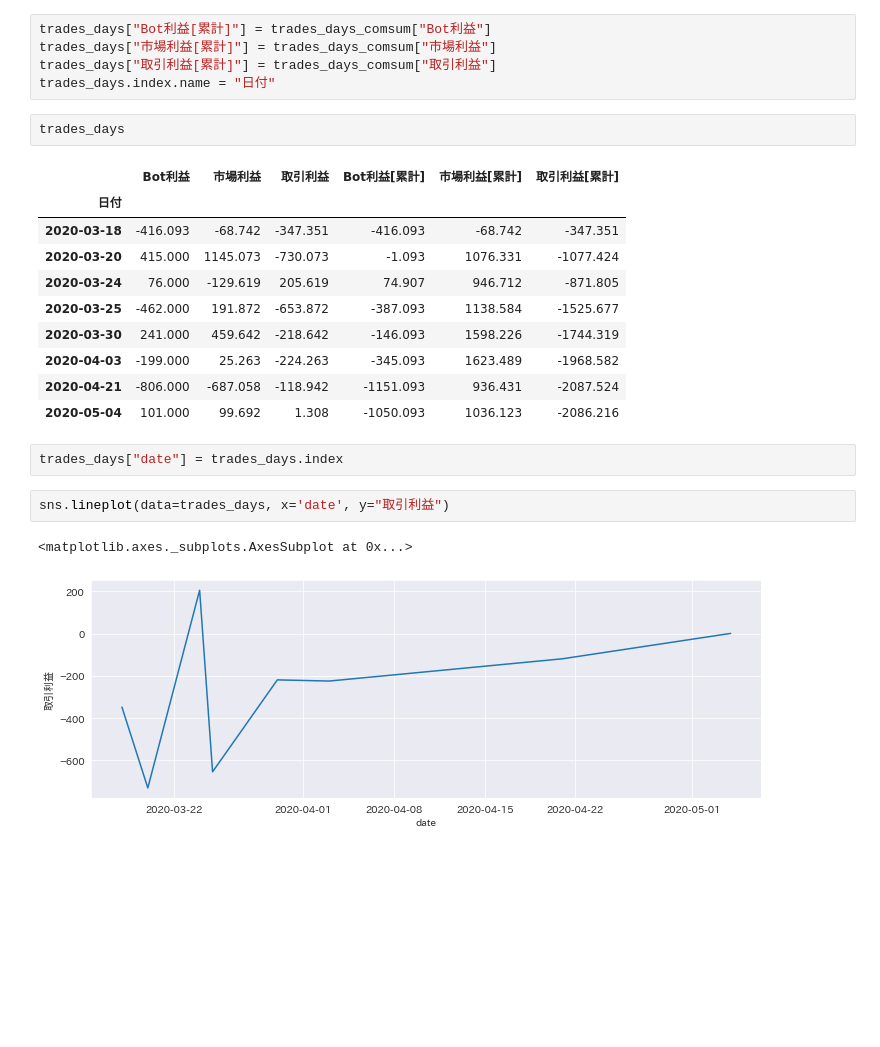
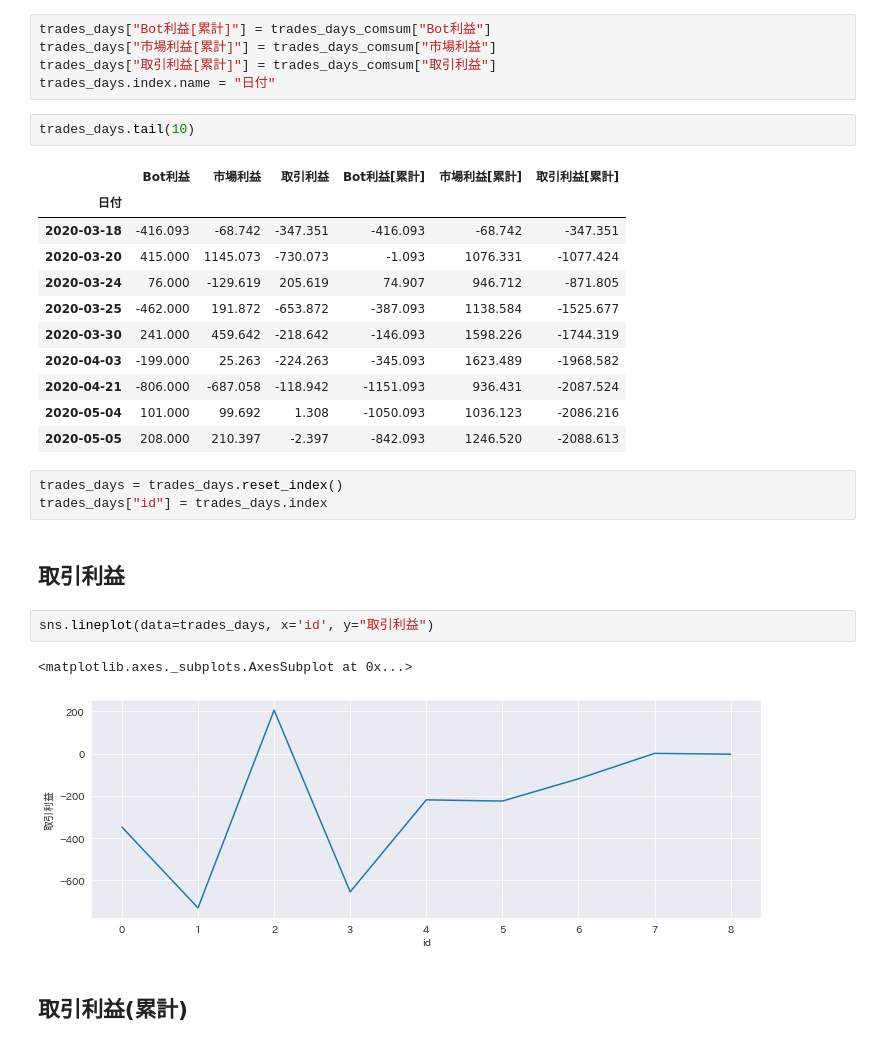
Before and after one commit to tsu-nera/bakuchi, a Jupyter notebook: notebooks/trades.ipynb, the cells around one changed output. Drawn from its saved outputs; the diff is of its cells as text; blank space fills up the shorter version.

Commit message:
improve: tradeのnotebook改善

```diff
--- a/notebooks/trades.ipynb
+++ b/notebooks/trades.ipynb
@@ -61,7 +61,7 @@ trades_days["市場利益[累計]"] = trades_days_comsum["市場利益"]
 trades_days["取引利益[累計]"] = trades_days_comsum["取引利益"]
 trades_days.index.name = "日付"
 # %%
-trades_days
+trades_days.tail(10)
 # %% [output]
 |  | Bot利益 | 市場利益 | 取引利益 | Bot利益[累計] | 市場利益[累計] | 取引利益[累計] |
 | 日付 |  |  |  |  |  |  |
@@ -73,11 +73,17 @@ trades_days
 | 2020-04-03 | -199.000 | 25.263 | -224.263 | -345.093 | 1623.489 | -1968.582 |
 | 2020-04-21 | -806.000 | -687.058 | -118.942 | -1151.093 | 936.431 | -2087.524 |
 | 2020-05-04 | 101.000 | 99.692 | 1.308 | -1050.093 | 1036.123 | -2086.216 |
+| 2020-05-05 | 208.000 | 210.397 | -2.397 | -842.093 | 1246.520 | -2088.613 |
 # %%
-trades_days["date"] = trades_days.index
+trades_days = trades_days.reset_index()
+trades_days["id"] = trades_days.index
+# %% [markdown]
+## 取引利益
 # %%
-sns.lineplot(data=trades_days, x='date', y="取引利益")
+sns.lineplot(data=trades_days, x='id', y="取引利益")
 # %% [output]
 <matplotlib.axes._subplots.AxesSubplot at 0x...>
-[figure, old version]
+[figure, new version]
+# %% [markdown]
+## 取引利益(累計)
 # %%
```
Also changed, not shown: parts of 2 cells of this notebook.
